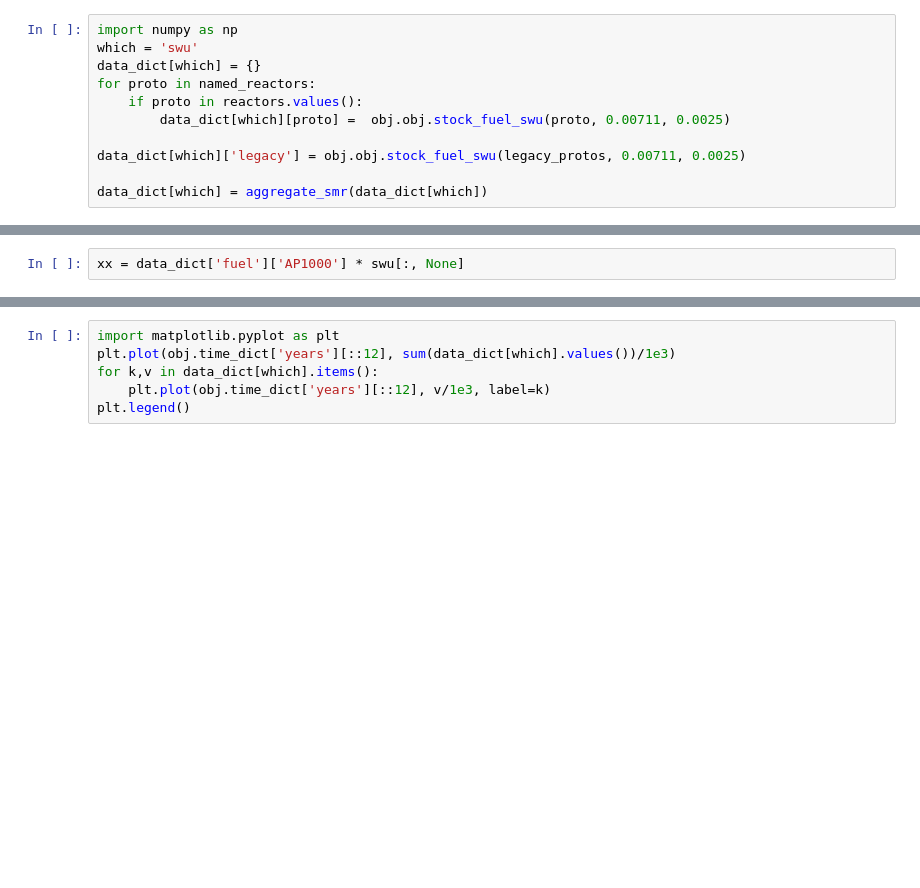
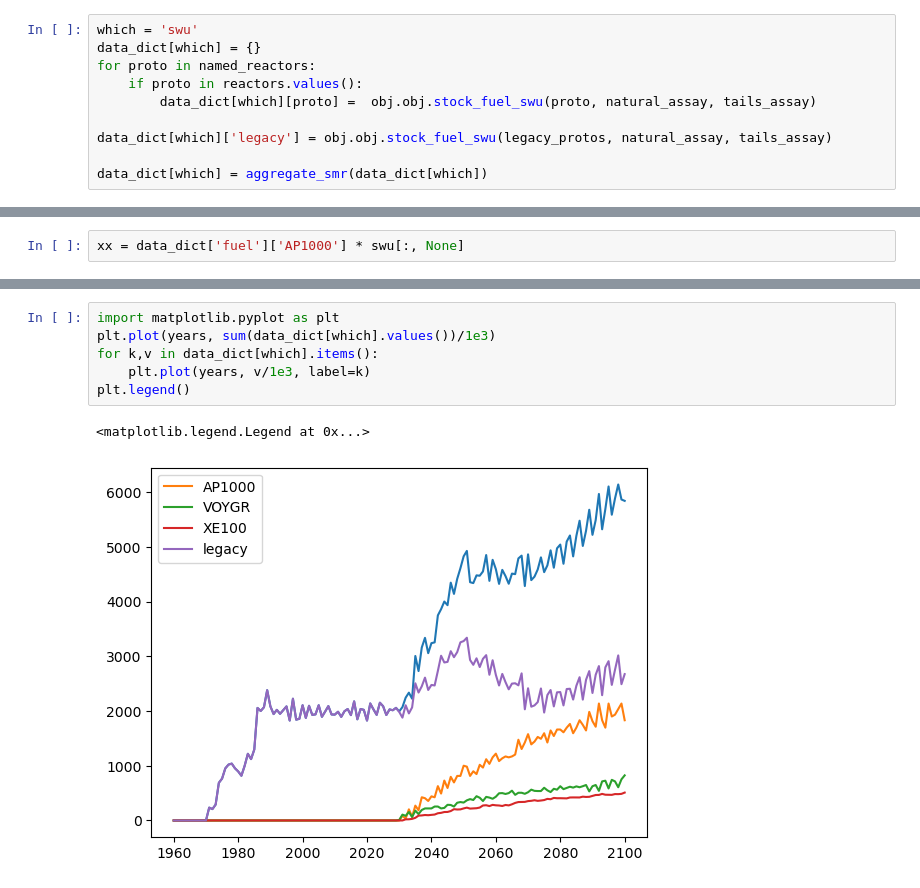
Before and after one commit to watts-dev/watts, a Jupyter notebook: examples/cyclus/analysis.ipynb, the cells around one changed output, grey strips where cells are left out. Drawn from its saved outputs; the diff is of its cells as text; blank space fills up the shorter version.

```diff
--- a/examples/cyclus/analysis.ipynb
+++ b/examples/cyclus/analysis.ipynb
@@ -61,12 +139,11 @@ plt.legend()
 # %%
-import numpy as np
 which = 'swu'
 data_dict[which] = {}
 for proto in named_reactors:
     if proto in reactors.values():
-        data_dict[which][proto] =  obj.obj.stock_fuel_swu(proto, 0.00711, 0.0025)
+        data_dict[which][proto] =  obj.obj.stock_fuel_swu(proto, natural_assay, tails_assay)
 
-data_dict[which]['legacy'] = obj.obj.stock_fuel_swu(legacy_protos, 0.00711, 0.0025)
+data_dict[which]['legacy'] = obj.obj.stock_fuel_swu(legacy_protos, natural_assay, tails_assay)
 
 data_dict[which] = aggregate_smr(data_dict[which])
 # %%
@@ -117,6 +248,9 @@ data_dict['fuel']['AP1000']
 # %%
 import matplotlib.pyplot as plt
-plt.plot(obj.time_dict['years'][::12], sum(data_dict[which].values())/1e3)
+plt.plot(years, sum(data_dict[which].values())/1e3)
 for k,v in data_dict[which].items():
-    plt.plot(obj.time_dict['years'][::12], v/1e3, label=k)
+    plt.plot(years, v/1e3, label=k)
 plt.legend()
+# %% [output]
+<matplotlib.legend.Legend at 0x...>
+[figure, added]
```
Also changed, not shown: parts of 19 cells of this notebook, 2 other files.
